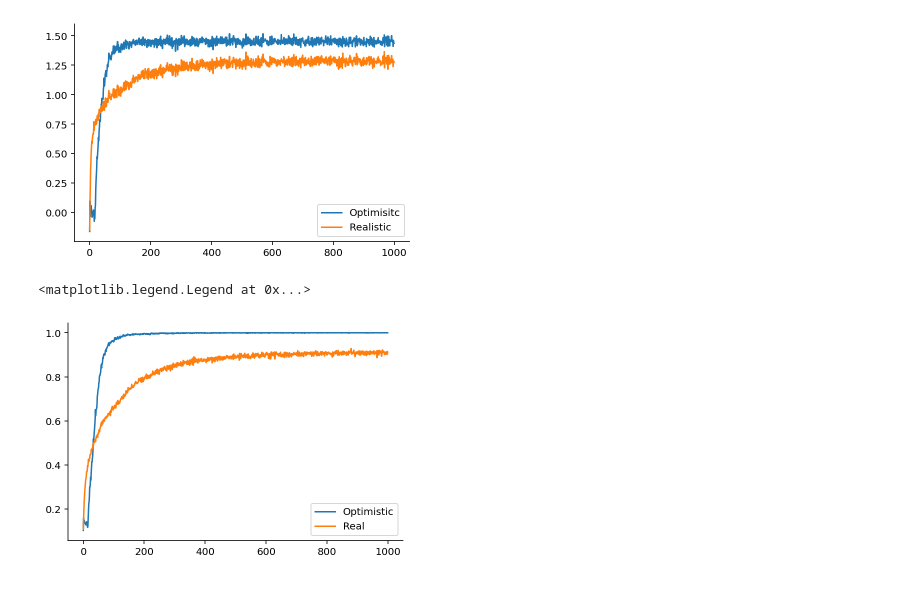
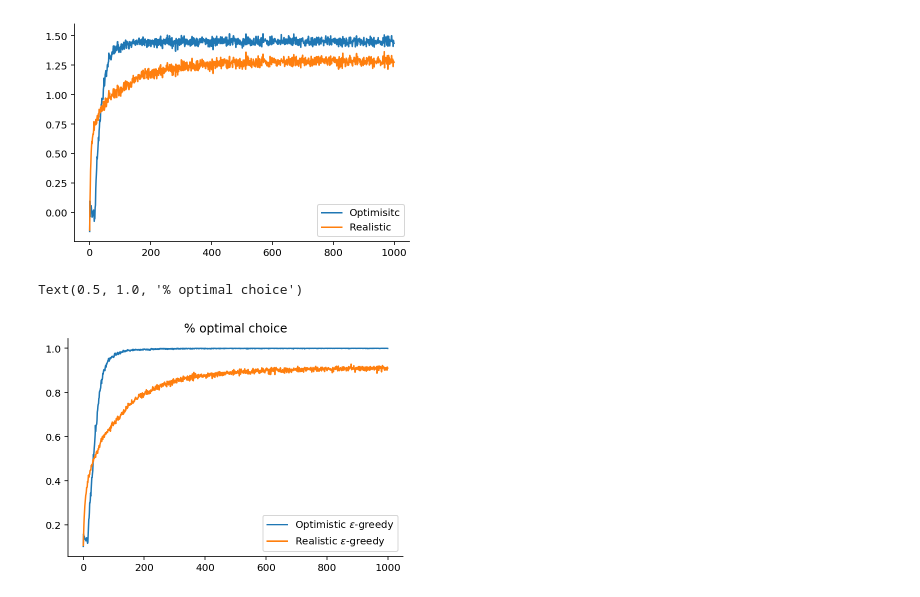
Before and after one commit to gerdm/reinforcement-learning, a Jupyter notebook: ch01/epsilon-greedy.ipynb, the cells around one changed output. Saved outputs shown, nothing was run; the diff lists cells and outputs as text; code cells hidden in the pictures.

Commit message:
feat: epsilon-greedy
optimistic epsilon-greedy plots

```diff
--- a/ch01/epsilon-greedy.ipynb
+++ b/ch01/epsilon-greedy.ipynb
@@ -126,7 +126,7 @@ plt.legend(legends);
 ## Optimistic initial values
 # %%
 # vmap over multiple initial configurations
-epsilon_learn = jax.vmap(epsilon_learn, (None, None, None, 0))
+epsilon_learn_config = jax.vmap(epsilon_learn, (None, None, None, 0))
 # %%
 nsims = 2000
 key = random.PRNGKey(314)
@@ -140,5 +137,5 @@ init_rewards_multiple.shape
 # %%
-_, (reward_sims_multiple, action_sims_multiple) = epsilon_learn(keys, eps_values, num_steps, init_rewards_multiple)
+_, (reward_sims_multiple, action_sims_multiple) = epsilon_learn_config(keys, eps_values, num_steps, init_rewards_multiple)
 # %%
 plt.plot(reward_sims_multiple[1, 0].mean(axis=0), label="Optimisitc")
 plt.plot(reward_sims_multiple[0, 1].mean(axis=0), label="Realistic")
@@ -149,9 +146,10 @@ plt.legend()
 # %%
 optimistic_pct = (action_sims_multiple[1, 0] == true_values.argmax()).mean(axis=0)
 real_pct = (action_sims_multiple[0, 1] == true_values.argmax()).mean(axis=0)
-plt.plot(optimistic_pct, label="Optimistic")
-plt.plot(real_pct, label="Real")
+plt.plot(optimistic_pct, label="Optimistic $\epsilon$-greedy")
+plt.plot(real_pct, label="Realistic $\epsilon$-greedy")
 plt.legend()
+plt.title("% optimal choice")
 # %% [output]
-<matplotlib.legend.Legend at 0x...>
+Text(0.5, 1.0, '% optimal choice')
-[figure, old version]
+[figure, new version]
```
Also changed, not shown: parts of 1 cell of this notebook.
